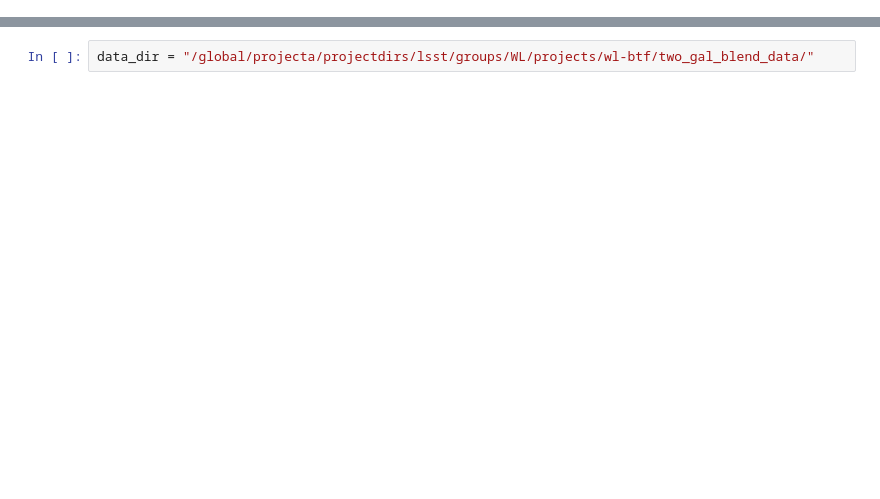
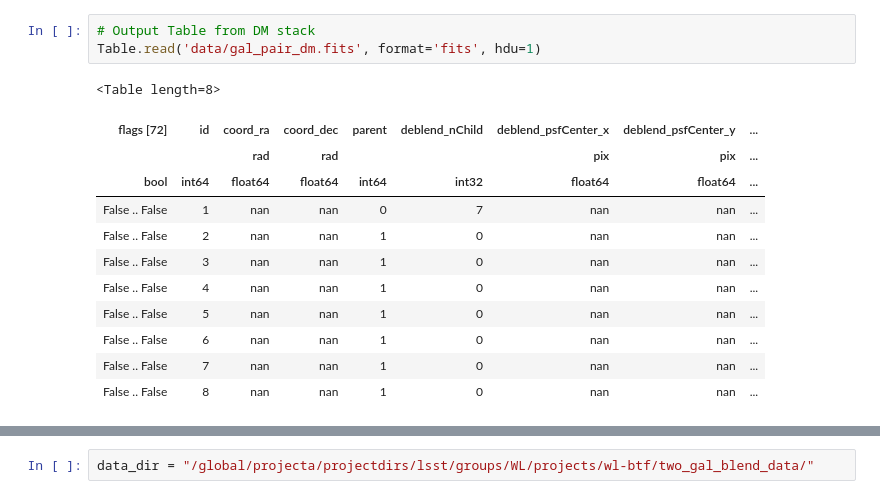
Before and after one commit to LSSTDESC/Blending_tutorial, a Jupyter notebook: Two_galaxy_blends.ipynb, the cells around one changed output, grey strips where cells are left out. Drawn from its saved outputs; the diff is of its cells as text; blank space fills up the shorter version.

```diff
--- a/Two_galaxy_blends.ipynb
+++ b/Two_galaxy_blends.ipynb
@@ -2,0 +159,16 @@ Two galaxy blends are created and given to WLDEblending package. The Output can
+# %%
+# Output Table from DM stack
+Table.read('data/gal_pair_dm.fits', format='fits', hdu=1)
+# %% [output]
+<Table length=8>
+| flags [72] | id | coord_ra | coord_dec | parent | deblend_nChild | deblend_psfCenter_x | deblend_psfCenter_y | ... |
+|  |  | rad | rad |  |  | pix | pix | ... |
+| bool | int64 | float64 | float64 | int64 | int32 | float64 | float64 | ... |
+| False .. False | 1 | nan | nan | 0 | 7 | nan | nan | ... |
+| False .. False | 2 | nan | nan | 1 | 0 | nan | nan | ... |
+| False .. False | 3 | nan | nan | 1 | 0 | nan | nan | ... |
+| False .. False | 4 | nan | nan | 1 | 0 | nan | nan | ... |
+| False .. False | 5 | nan | nan | 1 | 0 | nan | nan | ... |
+| False .. False | 6 | nan | nan | 1 | 0 | nan | nan | ... |
+| False .. False | 7 | nan | nan | 1 | 0 | nan | nan | ... |
+| False .. False | 8 | nan | nan | 1 | 0 | nan | nan | ... |
```
Also changed, not shown: parts of 47 cells of this notebook.
